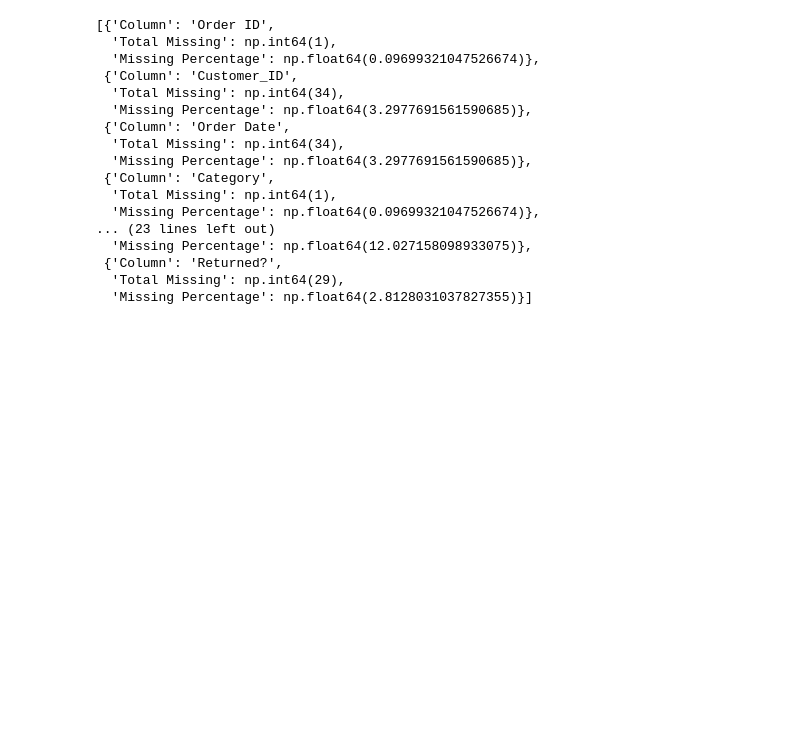
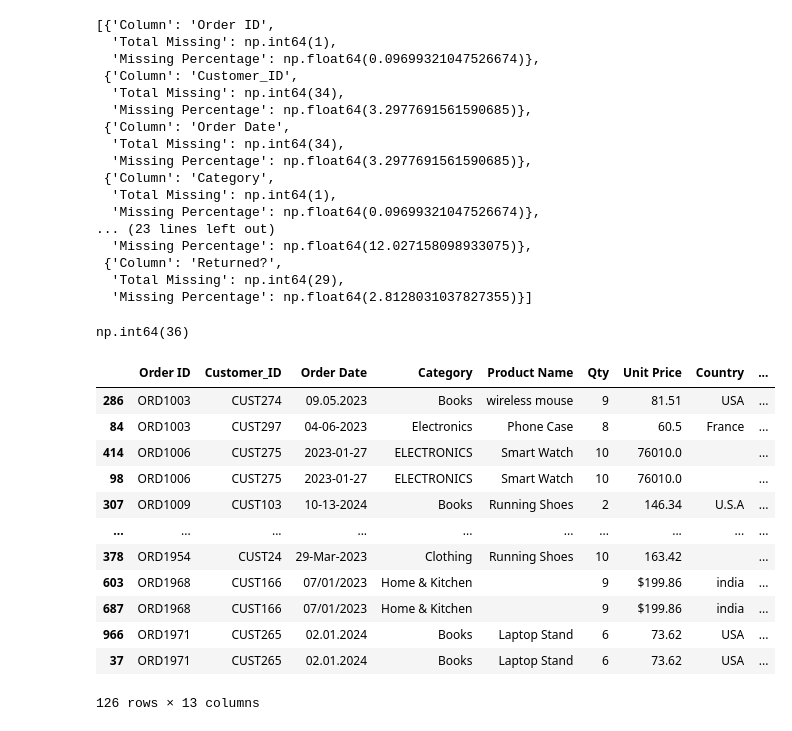
Before and after one commit to majiarnab997-collab/Ecommerce_sales_data, a Jupyter notebook: notebooks/01_inspection.ipynb, the cells around one changed output. Saved outputs shown, nothing was run; the diff lists cells and outputs as text; code cells hidden in the pictures; blank space fills up the shorter version.

```diff
--- a/notebooks/01_inspection.ipynb
+++ b/notebooks/01_inspection.ipynb
@@ -54,8 +49,7 @@ df.shape
 # %% [output]
 (1031, 13)
 # %%
-all_column_list=df.columns
-all_column_list=all_column_list.str.strip()
+df.columns = df.columns.str.strip()
 # %%
 empty_rows = ((df == "") | (df.isna())).all(axis=1)
 df.index[empty_rows].tolist()
@@ -102,3 +96,29 @@ missing_summary
  {'Column': 'Returned?',
   'Total Missing': np.int64(29),
   'Missing Percentage': np.float64(2.8128031037827355)}]
+# %%
+duplicate_mask = df.duplicated(keep=False)
+duplicate_count = duplicate_mask.sum()
+duplicate_count
+# %% [output]
+np.int64(36)
+# %%
+order_id_duplicate_mask = df.duplicated(
+    subset=["Order ID"],
+    keep=False
+)
+df[order_id_duplicate_mask].sort_values(by="Order ID")
+# %% [output]
+|  | Order ID | Customer_ID | Order Date | Category | Product Name | Qty | Unit Price | Country | ... |
+| 286 | ORD1003 | CUST274 | 09.05.2023 | Books | wireless mouse | 9 | 81.51 | USA | ... |
+| 84 | ORD1003 | CUST297 | 04-06-2023 | Electronics | Phone Case | 8 | 60.5 | France | ... |
+| 414 | ORD1006 | CUST275 | 2023-01-27 | ELECTRONICS | Smart Watch | 10 | 76010.0 |  | ... |
+| 98 | ORD1006 | CUST275 | 2023-01-27 | ELECTRONICS | Smart Watch | 10 | 76010.0 |  | ... |
+| 307 | ORD1009 | CUST103 | 10-13-2024 | Books | Running Shoes | 2 | 146.34 | U.S.A | ... |
+| ... | ... | ... | ... | ... | ... | ... | ... | ... | ... |
+| 378 | ORD1954 | CUST24 | 29-Mar-2023 | Clothing | Running Shoes | 10 | 163.42 |  | ... |
+| 603 | ORD1968 | CUST166 | 07/01/2023 | Home & Kitchen |  | 9 | $199.86 | india | ... |
+| 687 | ORD1968 | CUST166 | 07/01/2023 | Home & Kitchen |  | 9 | $199.86 | india | ... |
+| 966 | ORD1971 | CUST265 | 02.01.2024 | Books | Laptop Stand | 6 | 73.62 | USA | ... |
+| 37 | ORD1971 | CUST265 | 02.01.2024 | Books | Laptop Stand | 6 | 73.62 | USA | ... |
+126 rows × 13 columns
```
Also changed, not shown: parts of 11 cells of this notebook, 3 other files.
